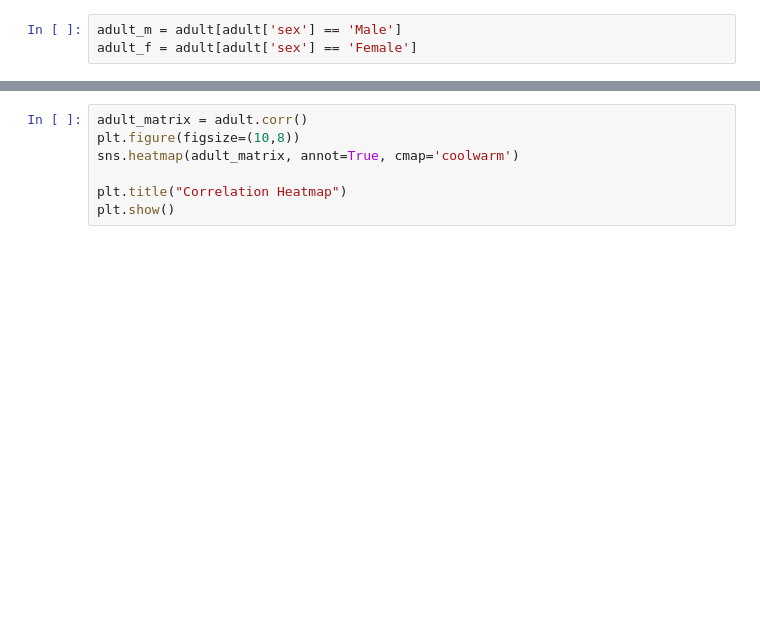
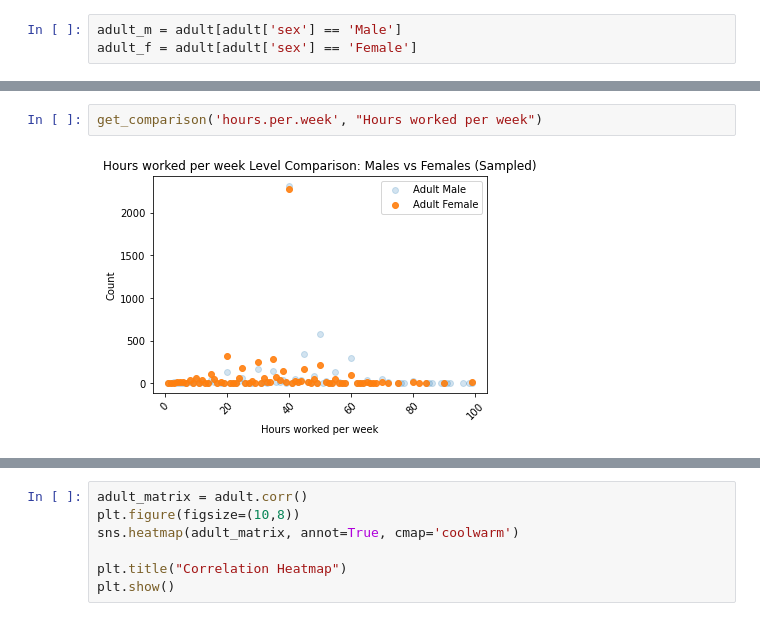
Before and after one commit to AutomationKay/Data-Science-, a Jupyter notebook: Housing Recommendation System/notebooks/Income.ipynb, the cells around one changed output, grey strips where cells are left out. Cells and saved outputs as stored; diff of their text form; blank space fills up the shorter version.

```diff
--- a/Housing Recommendation System/notebooks/Income.ipynb
+++ b/Housing Recommendation System/notebooks/Income.ipynb
@@ -56,0 +159,4 @@ plt.legend()
+# %%
+get_comparison('hours.per.week', "Hours worked per week")
+# %% [output]
+[figure, added]
```
Also changed, not shown: parts of 35 cells of this notebook, 3 other files.
